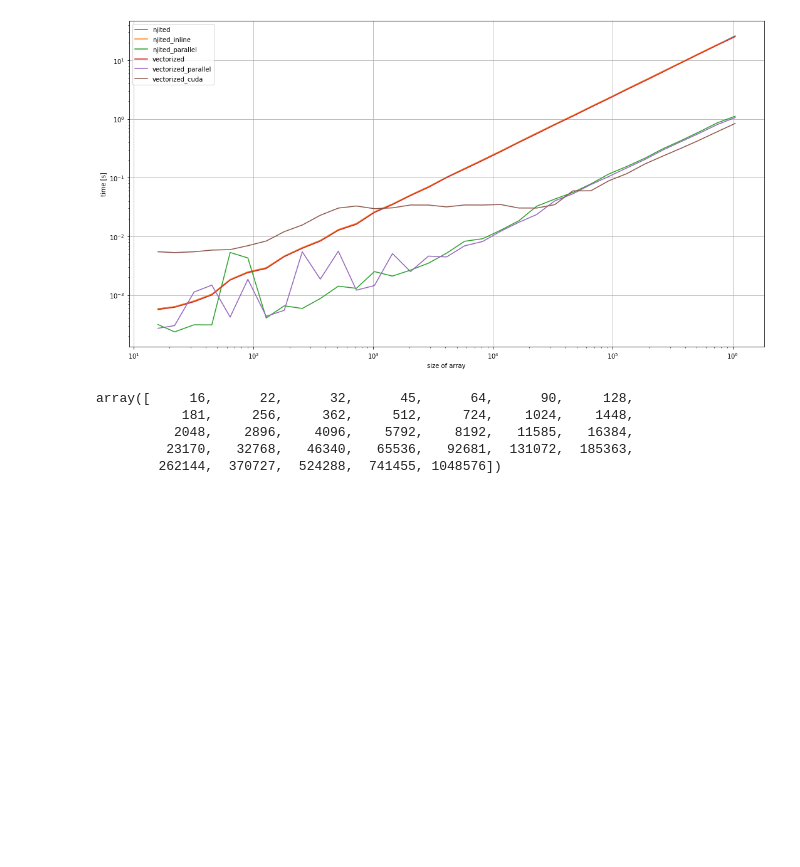
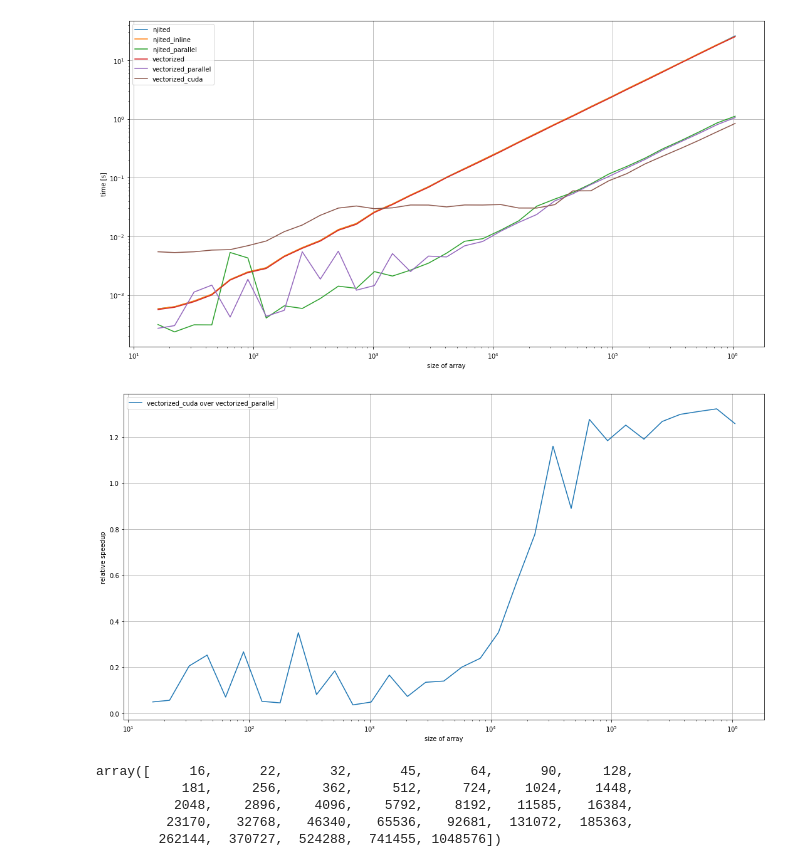
Before and after one commit to pleiszenburg/bulk_propagate, a Jupyter notebook: test_03.ipynb, the cells around one changed output. Saved outputs shown, nothing was run; the diff lists cells and outputs as text; code cells hidden in the pictures; blank space fills up the shorter version.

```diff
--- a/test_03.ipynb
+++ b/test_03.ipynb
@@ -238,6 +238,23 @@ def plot(sizes, results):
 plot(s, r)
 # %% [output]
 [figure]
+# %%
+def plot_relative_speedup(sizes, results, base, faster):
+    fig, ax = plt.subplots(figsize = (15, 8))
+    ax.semilogx(
+        sizes,
+        np.array(r[base]) / np.array(r[faster]),
+        label = f'{faster:s} over {base:}',
+    )
+    ax.legend()
+    ax.set_xlabel('size of array')
+    ax.set_ylabel('relative speedup')
+    ax.grid()
+    fig.tight_layout()
+
+plot_relative_speedup(s, r, base = 'vectorized_parallel', faster = 'vectorized_cuda')
+# %% [output]
+[figure, added]
 # %%
 s
 # %% [output]
```
